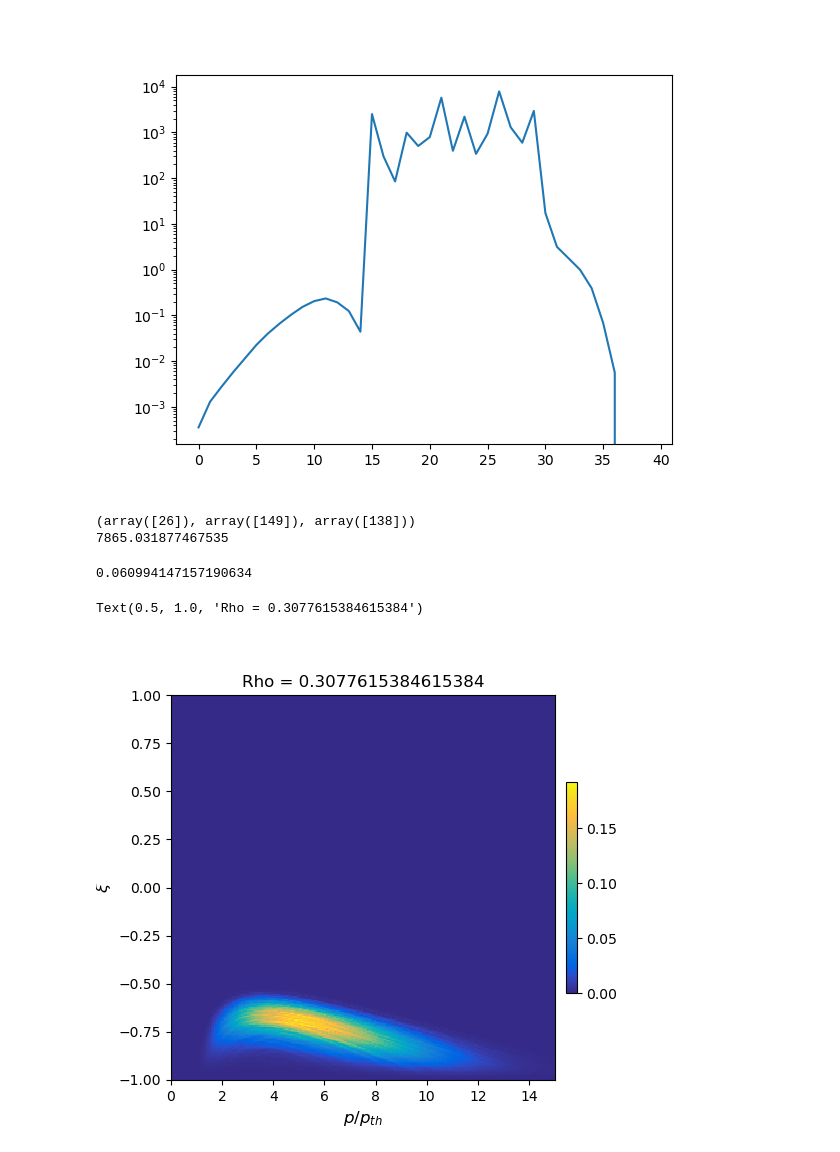
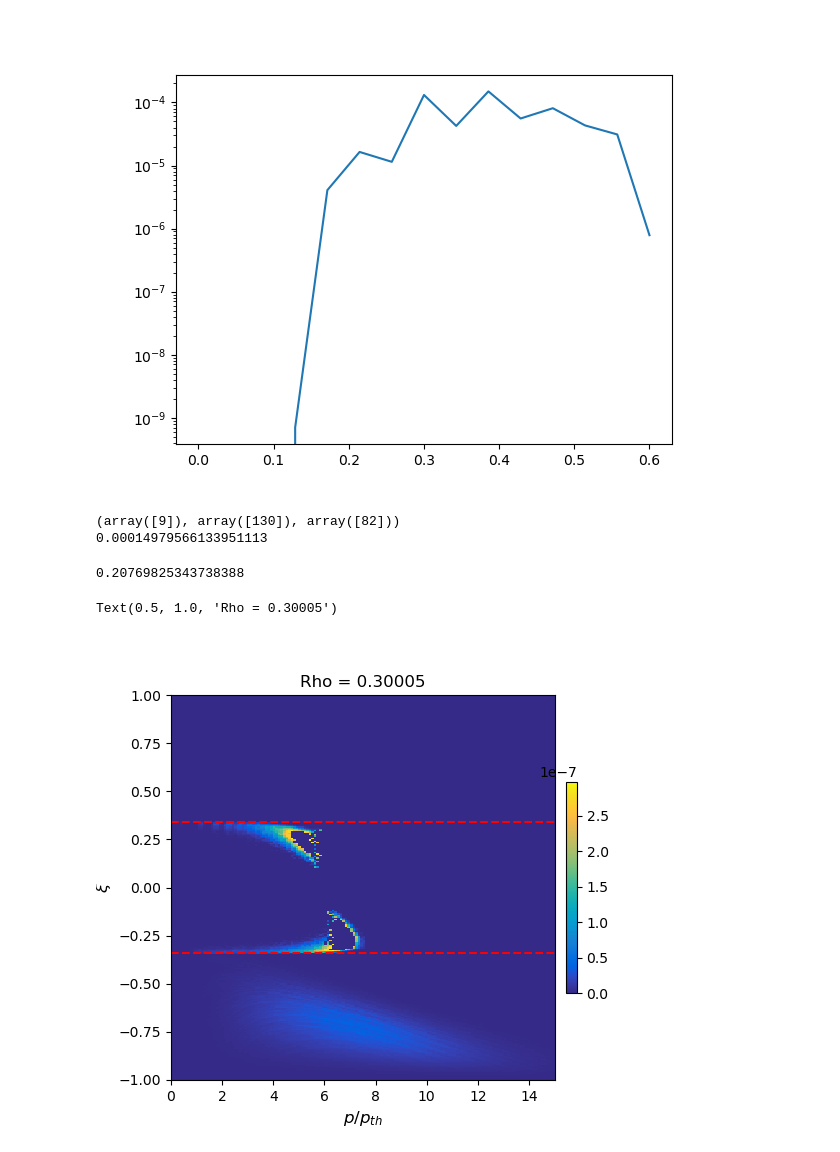
Before and after one commit to EwoutDevlaminck/WKBacca_QL, a Jupyter notebook: Analysis.ipynb, the cells around one changed output. Saved outputs shown, nothing was run; the diff lists cells and outputs as text; code cells hidden in the pictures.

```diff
--- a/Analysis.ipynb
+++ b/Analysis.ipynb
@@ -67,11 +69,14 @@ file = h5py.File(filename, 'r')
 QL_bounce_nofluct = file['DRF0_wh'][()]
 psi = file['psi'][()]
 theta = file['theta'][()]
-ksi = file['ksi'][()][:-1]
+ksi0 = file['ksi0'][()][()]
 
-ksi_half = ksi + np.diff(ksi)[0]/2
+ksi0_h = 0.5 * (ksi0[1:] + ksi0[:-1])
 
 p_norm = file['p_norm'][()]
+p_max = np.max(p_norm)
+
+Trapksi0_h = file['Trapksi0_h'][()]
 
 h5py.File.close(file)
 # %%
@@ -81,13 +86,13 @@ np.nanmax(QL_bounce_nofluct)
 # %%
-Pnorm, Ksi = np.meshgrid(p_norm, ksi_half)
+Pnorm, Ksi0 = np.meshgrid(p_norm, ksi0_h)
 
-Ppar, Pper = Pnorm*Ksi, Pnorm*np.sqrt(1-Ksi**2)
+Ppar, Pper = Pnorm*Ksi0, Pnorm*np.sqrt(1-Ksi0**2)
 
 PPAR = np.tile(Ppar, (len(psi), 1, 1))
 PPER = np.tile(Pper, (len(psi), 1, 1))
-KSI = np.tile(Ksi, (len(psi), 1, 1))
+KSI = np.tile(Ksi0, (len(psi), 1, 1))
 
-RHO = np.tile(np.sqrt(psi.T), (len(p_norm), len(ksi), 1)).T
+RHO = np.tile(np.sqrt(psi.T), (len(p_norm), len(ksi0_h), 1)).T
 
 QL_bounce_nofluct = np.transpose(QL_bounce_nofluct, (0, 2, 1))
 
@@ -115,23 +120,25 @@ plt.show()
 # %%
 plt.figure()
-plt.plot(np.nanmax(QL_bounce_nofluct, axis=(1, 2)))
+plt.plot(np.sqrt(psi),np.nanmax(QL_bounce_nofluct, axis=(1, 2)))
+
 plt.yscale('log')
 plt.show()
 # %% [output]
-[figure, old version]
+[figure, new version]
 # %%
 max_QL = np.nanmax(QL_bounce_nofluct)
 print(np.where(QL_bounce_nofluct == max_QL))
 QL_bounce_nofluct = np.where(np.isnan(QL_bounce_nofluct), 0, QL_bounce_nofluct)
-QL_bounce_nofluct = np.where(QL_bounce_nofluct > 1, 0, QL_bounce_nofluct)
+QL_bounce_nofluct = np.where(QL_bounce_nofluct > 3e-7, 0, QL_bounce_nofluct)
 
 print(max_QL)
 # %% [output]
-(array([26]), array([149]), array([138]))
-7865.031877467535
+(array([9]), array([130]), array([82]))
+0.00014979566133951113
 # %%
-Lowerbound = 1e-5
+Lowerbound = 1e-12
 QL_present_nofluct = QL_bounce_nofluct[QL_bounce_nofluct>Lowerbound]
+QL_present_nofluct /= np.nanmax(QL_present_nofluct)
 
 print(QL_present_nofluct.shape[0]/QL_bounce_nofluct.size)
 
@@ -139,27 +146,29 @@ RHO_present_nofluct = RHO[QL_bounce_nofluct>Lowerbound]
 PPAR_present_nofluct = PPAR[QL_bounce_nofluct>Lowerbound]
 PPER_present_nofluct = PPER[QL_bounce_nofluct>Lowerbound]
 # %% [output]
-0.060994147157190634
+0.20769825343738388
 # %%
 plt.figure(figsize=(6, 5))
 ax = plt.subplot(111)
 QL_bounce_nofluct = np.where(QL_bounce_nofluct<Lowerbound, 0, QL_bounce_nofluct)
-i = 12
-fig = ax.pcolormesh(Pnorm, Ksi, QL_bounce_nofluct[i], cmap=parula_map)#, norm=LogNorm(1e-4, 1e0))
+i = 7
+fig = ax.pcolormesh(Pnorm, Ksi0, QL_bounce_nofluct[i], cmap=parula_map)#, norm=LogNorm(1e-8, 1e-5))
 #fig = ax.contourf(Pnorm, Ksi, QL_bounce_nofluct[i], levels=100, cmap=parula_map)#, norm=LogNorm(1e-4, 1e0))
 
 #fig = plt.contourf(PPAR[i], PPER[i], QL_bounce[i], cmap=parula_map, norm=LogNorm(),levels=np.logspace(-3, 0, 100))
 colorbar = plt.colorbar(fig, orientation='vertical', pad=.025, shrink=.55)
 #colorbar.set_label(label=r'$D^{EC,0}_{n=2,3}$ [A.U.]', size=10)
 #plt.contour(PPAR[i], PPER[i], Pnorm, levels=[10, 20, 29.99], colors='black', linestyles='dashed', linewidths=0.8)
 #plt.annotate(r'n=2', xy=(3, 1), xytext=(7, 2), textcoords='offset points', fontsize=12)
 #plt.annotate(r'n=3', xy=(13, 16), xytext=(7, 2), textcoords='offset points', fontsize=12)
 
+ax.axhline(Trapksi0_h[i], color='r', linestyle='--')
+ax.axhline(-Trapksi0_h[i], color='r', linestyle='--')
 ax.set_xlabel(r'$p/p_{th}$', size=12)
 ax.set_ylabel(r'$\xi$', size=12)
 ax.set_ylim(-1, 1)
 ax.set_xlim(0, 15)
 ax.set_title(f'Rho = {np.sqrt(psi[i])}')
 # %% [output]
-Text(0.5, 1.0, 'Rho = 0.3077615384615384')
+Text(0.5, 1.0, 'Rho = 0.30005')
-[figure, old version]
+[figure, new version]
```
Also changed, not shown: parts of 8 cells of this notebook, 3 other files.
